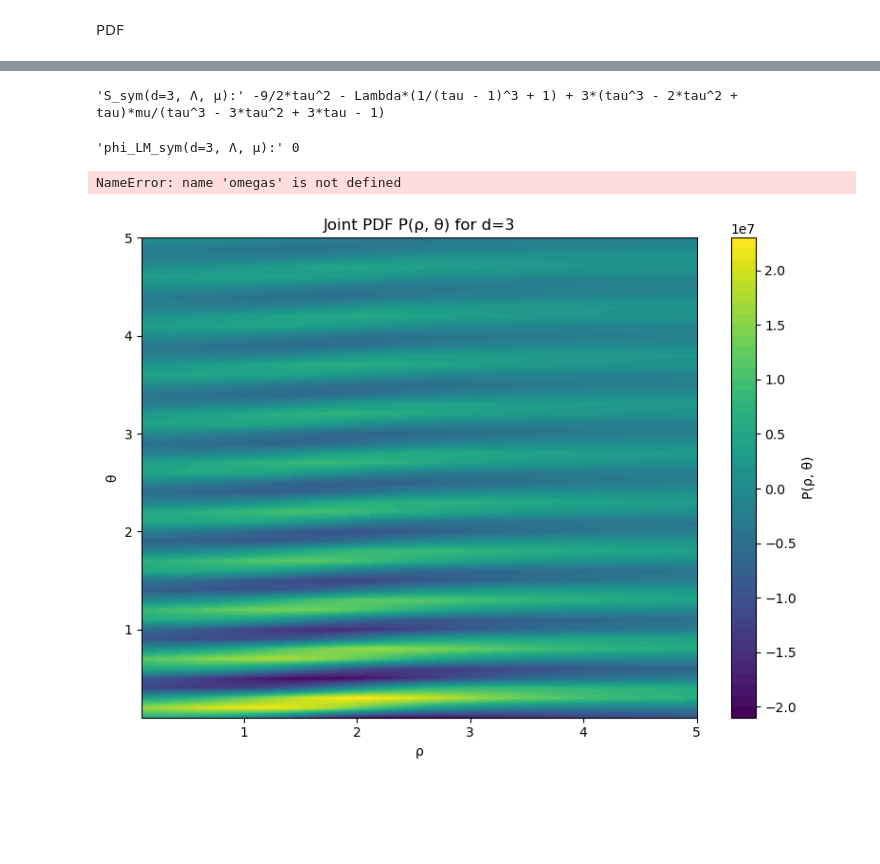
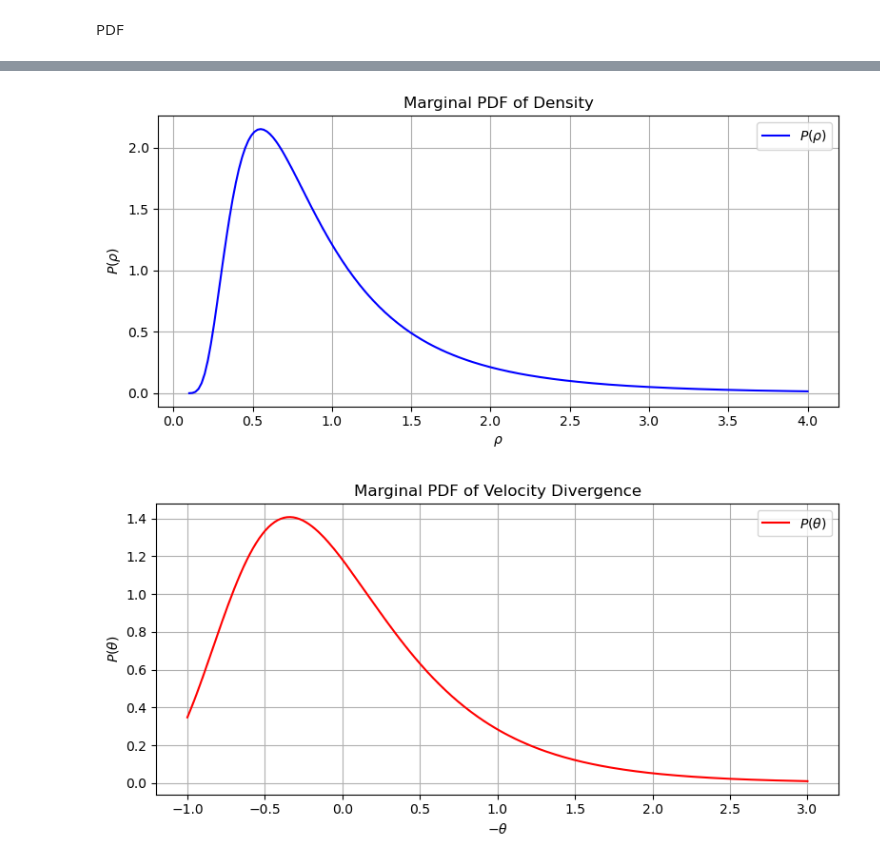
Before and after one commit to Puspaaa/LDP-LSSU, a Jupyter notebook: CGF_Joint - PDF.ipynb, the cells around one changed output, grey strips where cells are left out. Drawn from its saved outputs; the diff is of its cells as text; code cells hidden in the pictures; blank space fills up the shorter version.

Commit message:
working joint pdf

```diff
--- a/CGF_Joint - PDF.ipynb
+++ b/CGF_Joint - PDF.ipynb
@@ -251,13 +149,9 @@ show("Joint CGF (d=3):", joint_CGF_series(3, total_order=4))
 # %%
 def one_loop_correction_joint(d, Λ, μ, nu=None):
-    if nu is None:
-        nu = d
     Hj = -hessian_spherical(d, Λ, μ, nu)
     return - (1/2) * log( (Hj.det()/precision_matrix(d).det()).factor() )
 
-def CGF_NLO_joint(d, Λ, μ, σ2, nu=None, total_order=4):
-    if nu is None:
-        nu = d
+def CGF_NLO_joint(d, Λ, μ, σ2, total_order=4, nu=None):
     φ0 = joint_CGF_series(d, total_order, nu)
     F1 = one_loop_correction_joint(d, Λ, μ, nu)
     return (φ0 + σ2*F1).factor()
@@ -602,8 +460,5 @@ def precompute_joint_IBP_arrays(d, sigma2, omega_max=60.0, N=200, nu=None):
 # %%
-# === Example usage (run once) ===
-omegas, τ_vals, A_vals, phi_LM_vals = precompute_joint_IBP_arrays(
-     d=3, sigma2=0.5, omega_max=50.0, N=200, nu=None
- )
+# 1) Precompute full CGF arrays
+omegas, τ_full, A_tree_full, A_NLO_full, domega = \
+    precompute_joint_NLO_arrays_fast(d=3, sigma2=0.5,
+                                     omega_max=50.0, N=100)
-# %% [output]
-'S_sym(d=3, Λ, μ):' -9/2*tau^2 - Lambda*(1/(tau - 1)^3 + 1) + 3*(tau^3 - 2*tau^2 + tau)*mu/(tau^3 - 3*tau^2 + 3*tau - 1)
-'phi_LM_sym(d=3, Λ, μ):' 0
@@ -651,22 +530,45 @@ def P_rho_theta_fast(rho, theta, omegas, A_vals):
+# %%
+rho_vals   = np.linspace(0.1,  4.0, 200)
+theta_vals = np.linspace(-3.0, 1.0, 200)
+# %%
+# 2) Extract 1D marginals from the tree‐level CGF:
+omegas1d, A_rho_full, A_theta_full = extract_1d_marginals(A_tree_full, omegas)
+
+P_rho   = [P_marginal(r, omegas1d, A_rho_full)   for r in rho_vals]
+P_theta = [P_marginal(t, omegas1d, A_theta_full) for t in theta_vals]
+# %%
+# Plot P(ρ) vs ρ
+plt.figure(figsize=(8, 4))
+plt.plot(rho_vals, P_rho, '-b', label=r'$P(\rho)$')
+plt.xlabel(r'$\rho$')
+plt.ylabel(r'$P(\rho)$')
+plt.title('Marginal PDF of Density')
+plt.grid(True)
+plt.legend()
+plt.tight_layout()
+
+# Plot P(θ) vs θ
+plt.figure(figsize=(8, 4))
+plt.plot(-theta_vals, P_theta, '-r', label=r'$P(\theta)$')
+plt.xlabel(r'$-\theta$')
+plt.ylabel(r'$P(\theta)$')
+plt.title('Marginal PDF of Velocity Divergence')
+plt.grid(True)
+plt.legend()
+plt.tight_layout()
+
+plt.show()
+# %% [output]
+[figure, added]
+[figure, added]
 # %%
-# Example usage (after precomputing omegas, A_vals):
-rho_vals = np.linspace(0.1, 5.0, 50)
-theta_vals = np.linspace(0.1, 5.0, 50)
 P_joint = np.zeros((len(rho_vals), len(theta_vals)))
-for i, r1 in enumerate(rho_vals):
-    for j, r2 in enumerate(theta_vals):
-        P_joint[i, j] = P_rho_theta_fast(r1, r2, omegas, A_vals)
+for i, r in enumerate(rho_vals):
+    for j, t in enumerate(theta_vals):
+        P_joint[i,j] = P_rho_theta_fast(
+            r, t,
+            omegas=omegas,
+            A_vals=A_NLO_full,
+            W=W,
+            const=const_joint
+        )
-# %% [output]
-NameError: name 'omegas' is not defined
-# %%
-R2, T2 = np.meshgrid(rho_vals, theta_vals)
-plt.figure(figsize=(8, 6))
-plt.contourf(R2, T2, P_joint, levels=50, cmap='viridis')
-plt.colorbar(label='P(ρ, θ)')
-plt.title('Joint PDF P(ρ, θ) for d=3')
-plt.xlabel('ρ')
-plt.ylabel('θ')
-plt.tight_layout()
-plt.show()
-# %% [output]
-[figure, removed]
```
Also changed, not shown: parts of 41 cells of this notebook, 1 other file.
